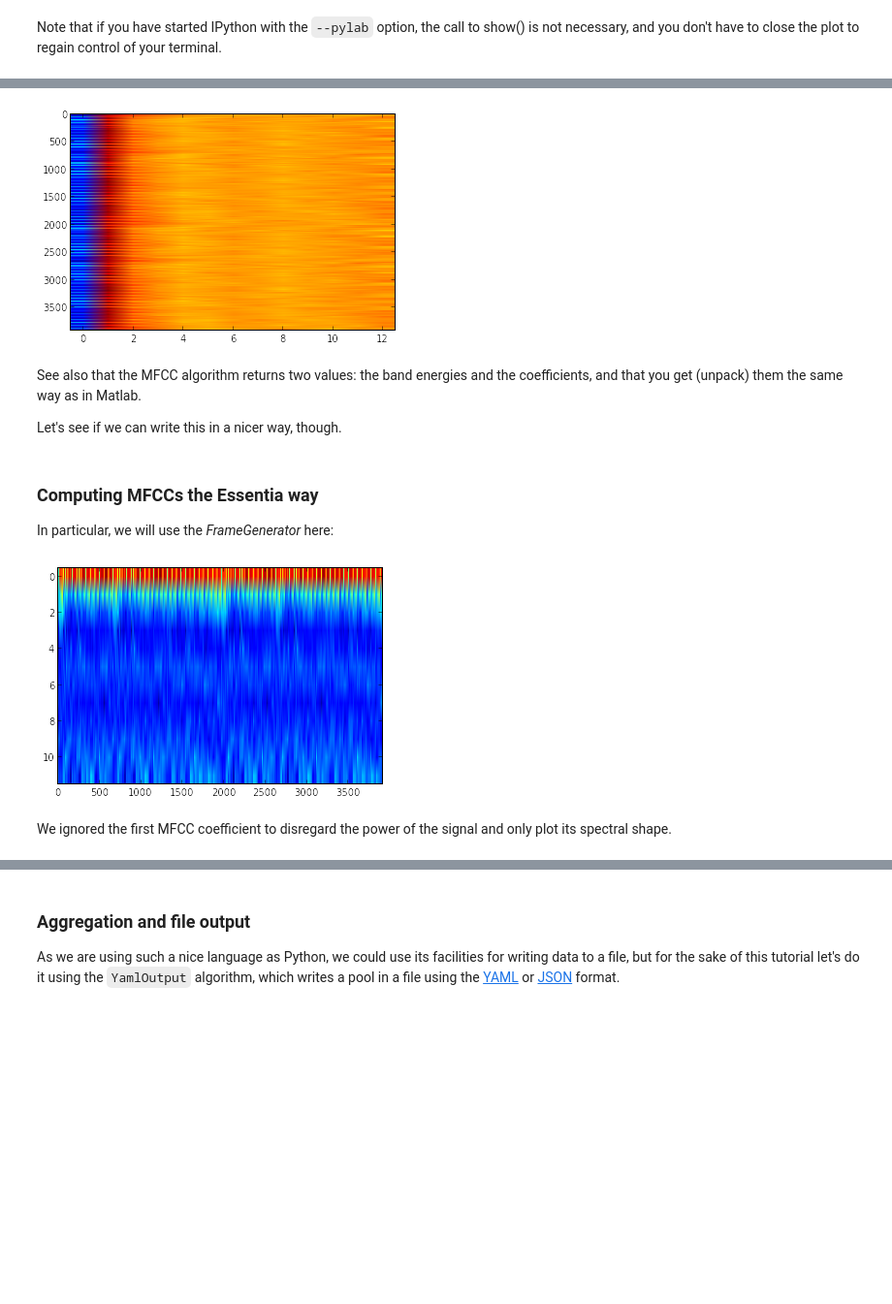
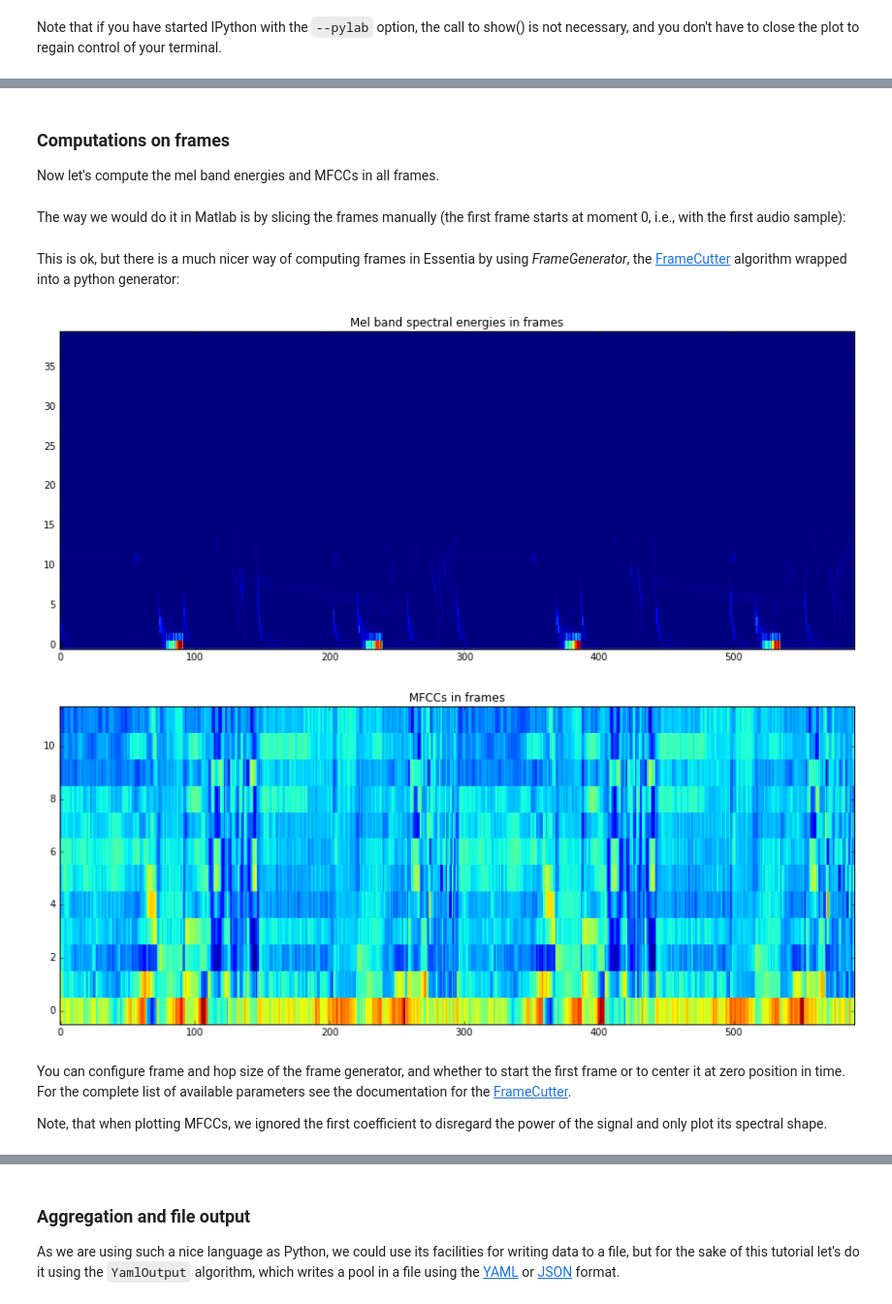
Before and after one commit to MTG/essentia, a Jupyter notebook: src/examples/tutorial/essentia_python_tutorial.ipynb, the cells around one changed output, grey strips where cells are left out. Shown at 97% size. Drawn from its saved outputs; the diff is of its cells as text; code cells hidden in the pictures; blank space fills up the shorter version.

```diff
--- a/src/examples/tutorial/essentia_python_tutorial.ipynb
+++ b/src/examples/tutorial/essentia_python_tutorial.ipynb
@@ -80,6 +80,6 @@ Essentia has a selection of audio loaders:
 # %%
 # we start by instantiating the audio loader:
-loader = essentia.standard.MonoLoader(filename='../../../test/audio/recorded/musicbox.wav')
+loader = essentia.standard.MonoLoader(filename='../../../test/audio/recorded/dubstep.wav')
 
 # and then we actually perform the loading:
 audio = loader()
@@ -88,7 +88,11 @@ By default, the MonoLoader will output audio with 44100Hz samplerate downmixed t
 # %%
 # pylab contains the plot() function, as well as figure, etc... (same names as Matlab)
 from pylab import plot, show, figure, imshow
+%matplotlib inline
+import matplotlib.pyplot as plt
+plt.rcParams['figure.figsize'] = (15, 6) # set plot sizes to something larger than default
 
 plot(audio[1*44100:2*44100])
+plt.title("This is how the 2nd second of this audio looks like:")
 show() # unnecessary if you started "ipython --pylab"
 # %% [output]
@@ -122,44 +135,48 @@ Now let's compute the MFCCs the way we would do it in Matlab, slicing the frames
+# %% [markdown]
+### Computations on frames
+Now let's compute the mel band energies and MFCCs in all frames.
+# %% [markdown]
+The way we would do it in Matlab is by slicing the frames manually (the first frame starts at moment 0, i.e., with the first audio sample):
 # %%
-  mfccs = []
-  frameSize = 1024
-  hopSize = 512
+mfccs = []
+melbands = []
+frameSize = 1024
+hopSize = 512
 
-  for fstart in range(0, len(audio)-frameSize, hopSize):
-      frame = audio[fstart:fstart+frameSize]
-      mfcc_bands, mfcc_coeffs = mfcc(spectrum(w(frame)))
-      mfccs.append(mfcc_coeffs)
-
-  # and plot them...
-  # as this is a 2D array, we need to use imshow() instead of plot()
-  imshow(mfccs, aspect = 'auto')
-  show() # unnecessary if you started "ipython --pylab"
+for fstart in range(0, len(audio)-frameSize, hopSize):
+    frame = audio[fstart:fstart+frameSize]
+    mfcc_bands, mfcc_coeffs = mfcc(spectrum(w(frame)))
+    mfccs.append(mfcc_coeffs)
+    melbands.append(mfcc_bands)
-# %% [output]
-[figure, removed]
-# %% [markdown]
-See also that the MFCC algorithm returns two values: the band energies and the coefficients, and
-that you get (unpack) them the same way as in Matlab.
-
-Let's see if we can write this in a nicer way, though.
-# %% [markdown]
-### Computing MFCCs the Essentia way
-
-In particular, we will use the *FrameGenerator* here:
+# %% [markdown]
+This is ok, but there is a much nicer way of computing frames in Essentia by using *FrameGenerator*, the [FrameCutter](http://essentia.upf.edu/documentation/reference/std_FrameCutter.html) algorithm wrapped into a python generator:
 # %%
 mfccs = []
+melbands = []
 
-for frame in FrameGenerator(audio, frameSize = 1024, hopSize = 512):
+for frame in FrameGenerator(audio, frameSize=1024, hopSize=512, startFromZero=True):
     mfcc_bands, mfcc_coeffs = mfcc(spectrum(w(frame)))
     mfccs.append(mfcc_coeffs)
+    melbands.append(mfcc_bands)
 
 # transpose to have it in a better shape
 # we need to convert the list to an essentia.array first (== numpy.array of floats)
 mfccs = essentia.array(mfccs).T
+melbands = essentia.array(melbands).T
 
 # and plot
-imshow(mfccs[1:,:], aspect = 'auto')
+imshow(melbands[:,:], aspect = 'auto', origin='lower', interpolation='none')
+plt.title("Mel band spectral energies in frames")
 show() # unnecessary if you started "ipython --pylab"
+
+imshow(mfccs[1:,:], aspect='auto', origin='lower', interpolation='none')
+plt.title("MFCCs in frames")
+show() # unnecessary if you started "ipython --pylab"
 # %% [output]
-[figure, old version]
+[figure, new version]
+[figure, added]
-# %% [markdown]
-We ignored the first MFCC coefficient to disregard the power of the signal and only plot its spectral shape.
+# %% [markdown]
+You can configure frame and hop size of the frame generator, and whether to start the first frame or to center it at zero position in time. For the complete list of available parameters see the documentation for the [FrameCutter](http://essentia.upf.edu/documentation/reference/std_FrameCutter.html).
+
+Note, that when plotting MFCCs, we ignored the first coefficient to disregard the power of the signal and only plot its spectral shape.
 # %% [markdown]
```
Also changed, not shown: parts of 22 cells of this notebook.
